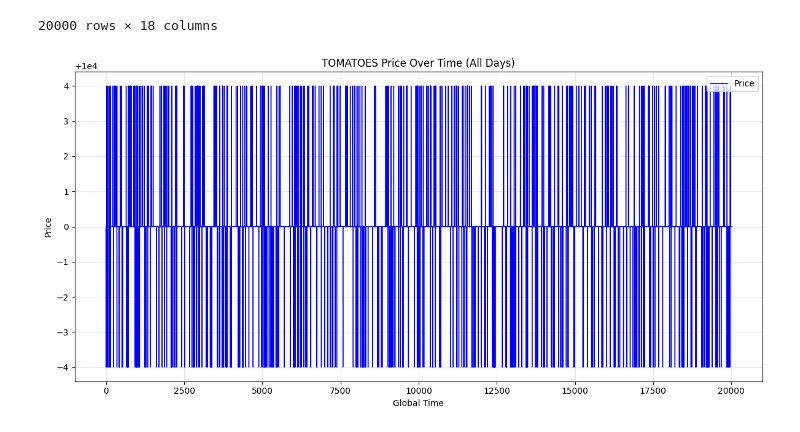
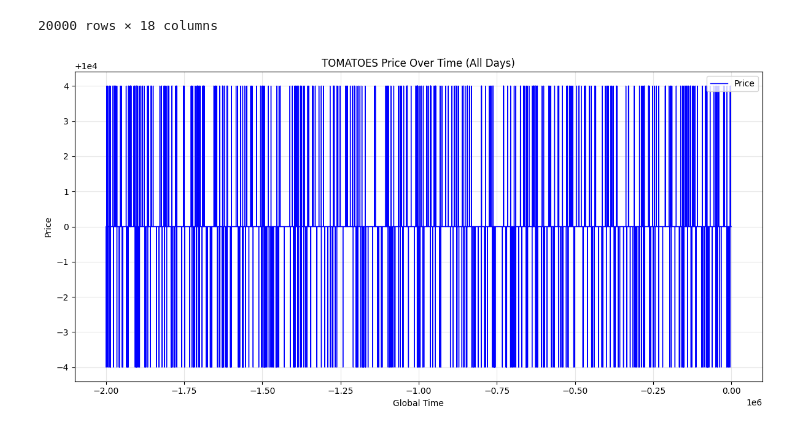
Before and after one commit to chrismcarr1/imc-prosperity-4, a Jupyter notebook: notebooks/initial_exploring.ipynb, the cells around one changed output. Cells and saved outputs as stored; diff of their text form; code cells hidden in the pictures.

```diff
--- a/notebooks/initial_exploring.ipynb
+++ b/notebooks/initial_exploring.ipynb
@@ -77,21 +78,22 @@ eme_prices
 # %%
 plt.figure(figsize=(12,6))
 
 plt.plot(
+    eme_prices["global_time"],
     eme_prices["mid_price"],
     color="blue",
     linewidth=1,
     label="Price"
 )
 
 plt.title("TOMATOES Price Over Time (All Days)")
 plt.xlabel("Global Time")
 plt.ylabel("Price")
 
 plt.grid(alpha=0.3)
 plt.legend()
 
 plt.tight_layout()
 plt.show()
 # %% [output]
-[figure, old version]
+[figure, new version]
```
Also changed, not shown: parts of 6 cells of this notebook, 1 other file.
